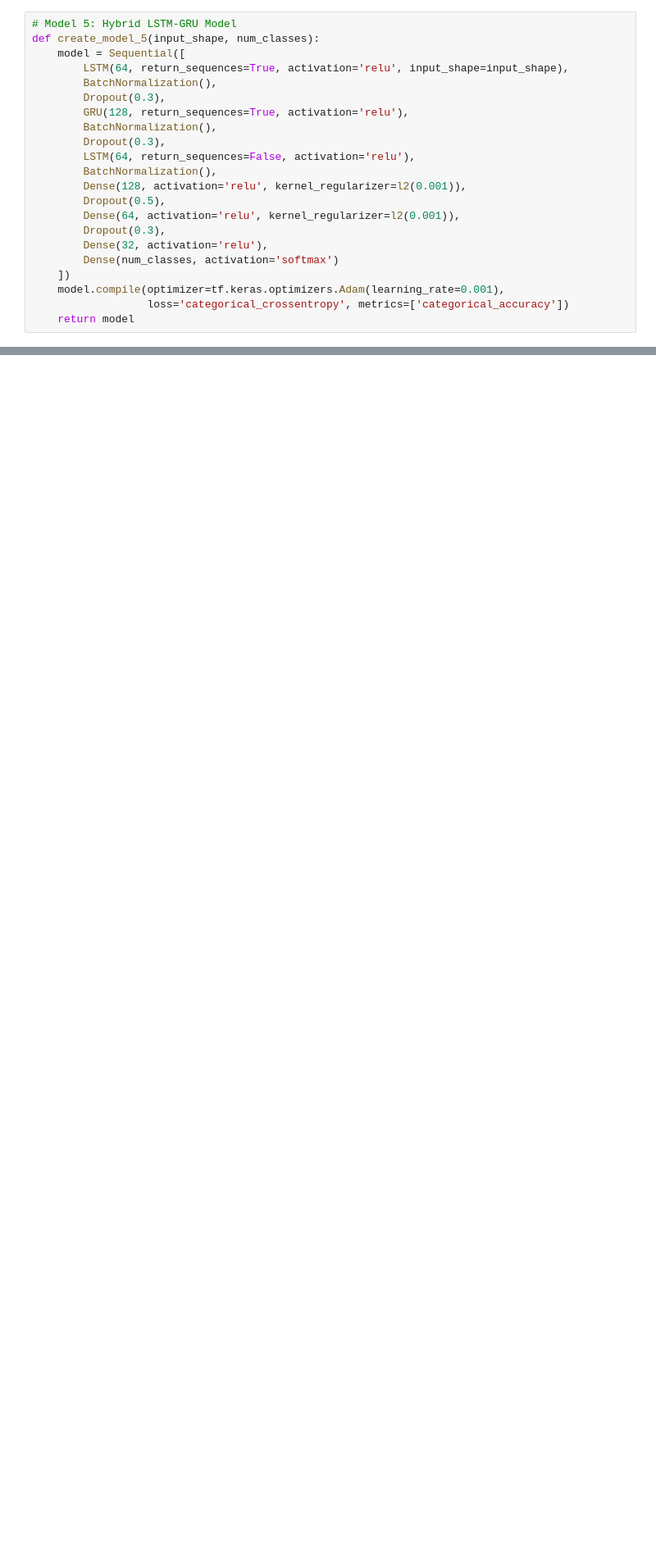
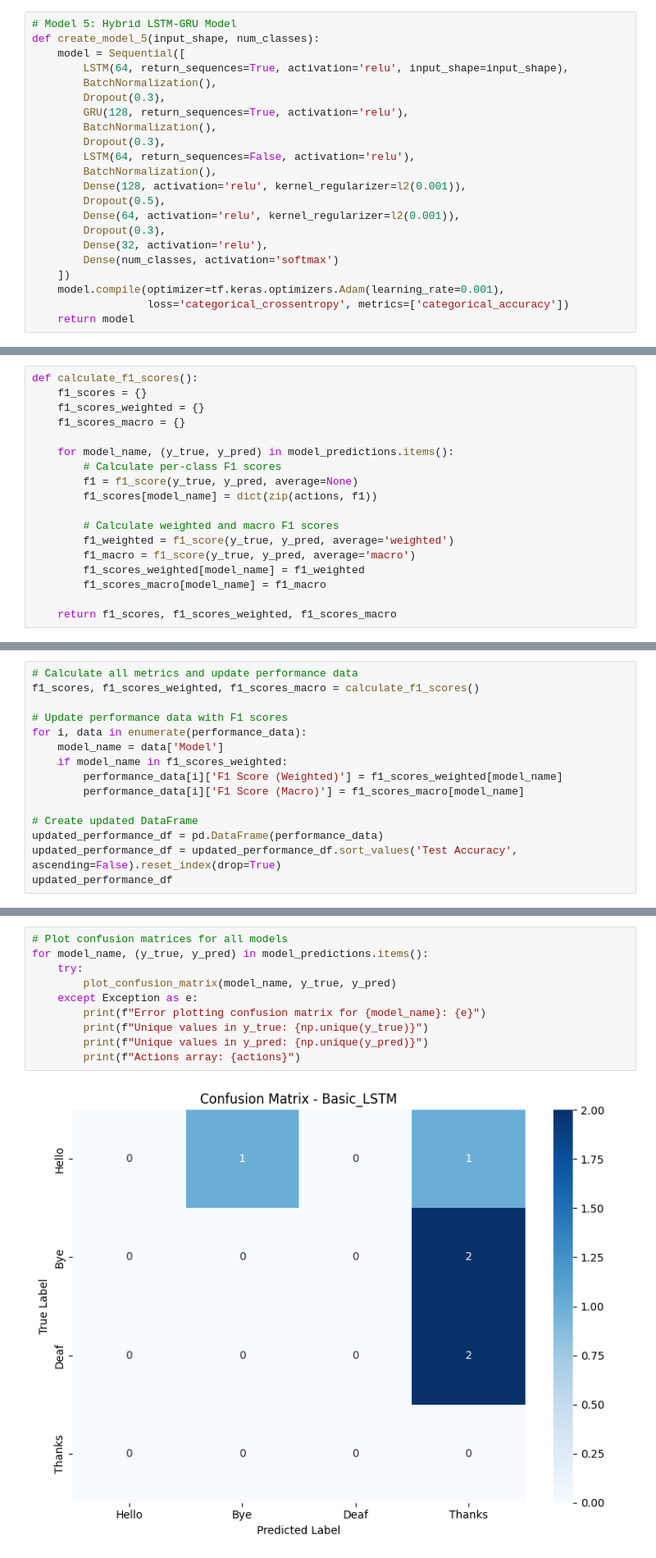
Before and after one commit to Mannan-Ali/IndianSignLanguage, a Jupyter notebook: Action Detection Refined.ipynb, the cells around one changed output, grey strips where cells are left out. Shown at 82% size. Drawn from its saved outputs; the diff is of its cells as text; blank space fills up the shorter version.

```diff
--- a/Action Detection Refined.ipynb
+++ b/Action Detection Refined.ipynb
@@ -735,0 +745,18 @@ performance_df
+# %%
+def calculate_f1_scores():
+    f1_scores = {}
+    f1_scores_weighted = {}
+    f1_scores_macro = {}
+
+    for model_name, (y_true, y_pred) in model_predictions.items():
+        # Calculate per-class F1 scores
+        f1 = f1_score(y_true, y_pred, average=None)
+        f1_scores[model_name] = dict(zip(actions, f1))
+
+        # Calculate weighted and macro F1 scores
+        f1_weighted = f1_score(y_true, y_pred, average='weighted')
+        f1_macro = f1_score(y_true, y_pred, average='macro')
+        f1_scores_weighted[model_name] = f1_weighted
+        f1_scores_macro[model_name] = f1_macro
+
+    return f1_scores, f1_scores_weighted, f1_scores_macro
@@ -735,0 +814,15 @@ performance_df
+# %%
+# Calculate all metrics and update performance data
+f1_scores, f1_scores_weighted, f1_scores_macro = calculate_f1_scores()
+
+# Update performance data with F1 scores
+for i, data in enumerate(performance_data):
+    model_name = data['Model']
+    if model_name in f1_scores_weighted:
+        performance_data[i]['F1 Score (Weighted)'] = f1_scores_weighted[model_name]
+        performance_data[i]['F1 Score (Macro)'] = f1_scores_macro[model_name]
+
+# Create updated DataFrame
+updated_performance_df = pd.DataFrame(performance_data)
+updated_performance_df = updated_performance_df.sort_values('Test Accuracy', ascending=False).reset_index(drop=True)
+updated_performance_df
@@ -735,0 +837,12 @@ performance_df
+# %%
+# Plot confusion matrices for all models
+for model_name, (y_true, y_pred) in model_predictions.items():
+    try:
+        plot_confusion_matrix(model_name, y_true, y_pred)
+    except Exception as e:
+        print(f"Error plotting confusion matrix for {model_name}: {e}")
+        print(f"Unique values in y_true: {np.unique(y_true)}")
+        print(f"Unique values in y_pred: {np.unique(y_pred)}")
+        print(f"Actions array: {actions}")
+# %% [output]
+[figure, added]
```
Also changed, not shown: parts of 26 cells of this notebook, 9 other files.
